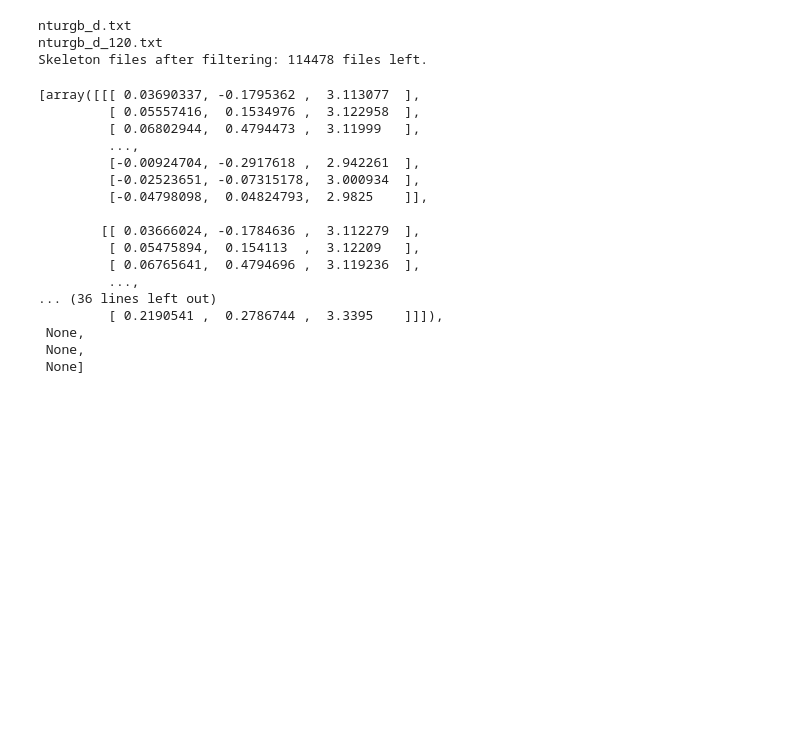
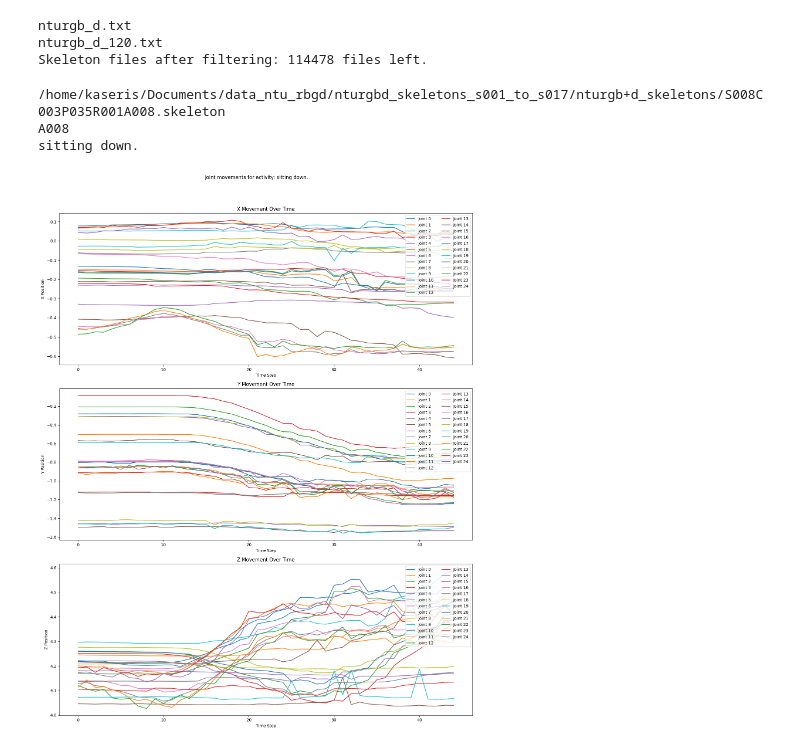
Before and after one commit to kaseris/skelcast, a Jupyter notebook: notebooks/eda.ipynb, the cells around one changed output. Saved outputs shown, nothing was run; the diff lists cells and outputs as text; code cells hidden in the pictures; blank space fills up the shorter version.

Commit message:
Class labels in the dataset wrapper and more EDA.

```diff
--- a/notebooks/eda.ipynb
+++ b/notebooks/eda.ipynb
@@ -151,10 +151,14 @@ plt.show()
 # %% [output]
 [figure]
 # %%
+import os
+DATA_DIR = os.environ['NTU_RGBD_DATA_DIR']
+MISSING_FILES_DIR = '../data/missing'
+
 from skelcast.data.dataset import NTURGBDDataset
+import numpy as np
 
 dataset = NTURGBDDataset(data_directory=DATA_DIR, missing_files_dir=MISSING_FILES_DIR)
-mat = dataset[290]
 # %% [output]
 nturgb_d.txt
 nturgb_d_120.txt
@@ -169,20 +166,52 @@ for i in range(4):
-# %%
-bodies
-# %% [output]
-[array([[[ 0.03690337, -0.1795362 ,  3.113077  ],
-         [ 0.05557416,  0.1534976 ,  3.122958  ],
-         [ 0.06802944,  0.4794473 ,  3.11999   ],
-         ...,
-         [-0.00924704, -0.2917618 ,  2.942261  ],
-         [-0.02523651, -0.07315178,  3.000934  ],
-         [-0.04798098,  0.04824793,  2.9825    ]],
-
-        [[ 0.03666024, -0.1784636 ,  3.112279  ],
-         [ 0.05475894,  0.154113  ,  3.12209   ],
-         [ 0.06765641,  0.4794696 ,  3.119236  ],
-         ...,
-... (36 lines left out)
-         [ 0.2190541 ,  0.2786744 ,  3.3395    ]]]),
- None,
- None,
- None]
+# %%
+# joint1_over_time = joint1_over_time.numpy()
+
+import matplotlib.pyplot as plt
+
+DURATION = 45
+
+skeletons, label = dataset[68734]
+print(label[1])
+joints_over_time = skeletons[:DURATION, 0, :, :]
+# Assuming your array is named 'movements' and has the shape (300, 3)
+# where movements[:, 0] is X, movements[:, 1] is Y, and movements[:, 2] is Z
+movements = joints_over_time.numpy() # your 300x25x3 array here
+time_steps = range(DURATION)  # Time steps from 0 to 299
+
+# Create subplots
+fig, axs = plt.subplots(3, 1, figsize=(15, 20))
+fig.suptitle(f'Joint movements for activity: {label[1]}')
+# Plot for each joint
+for joint_index in range(25):  # Assuming 25 joints
+    axs[0].plot(time_steps, movements[:, joint_index, 0], label=f'Joint {joint_index}')
+    axs[1].plot(time_steps, movements[:, joint_index, 1], label=f'Joint {joint_index}')
+    axs[2].plot(time_steps, movements[:, joint_index, 2], label=f'Joint {joint_index}')
+
+# X Movement Plot
+axs[0].set_title('X Movement Over Time')
+axs[0].set_xlabel('Time Step')
+axs[0].set_ylabel('X Position')
+axs[0].legend(loc='upper right', ncol=2)
+
+# Y Movement Plot
+axs[1].set_title('Y Movement Over Time')
+axs[1].set_xlabel('Time Step')
+axs[1].set_ylabel('Y Position')
+axs[1].legend(loc='upper right', ncol=2)
+
+# Z Movement Plot
+axs[2].set_title('Z Movement Over Time')
+axs[2].set_xlabel('Time Step')
+axs[2].set_ylabel('Z Position')
+axs[2].legend(loc='upper right', ncol=2)
+
+# Adjust layout to prevent overlapping
+
+plt.tight_layout(rect=[0, 0.03, 1, 0.95])
+
+plt.show()
+# %% [output]
+/home/kaseris/Documents/data_ntu_rbgd/nturgbd_skeletons_s001_to_s017/nturgb+d_skeletons/S008C003P035R001A008.skeleton
+A008
+sitting down.
+[figure, added]
```
Also changed, not shown: parts of 2 cells of this notebook, 2 other files.
